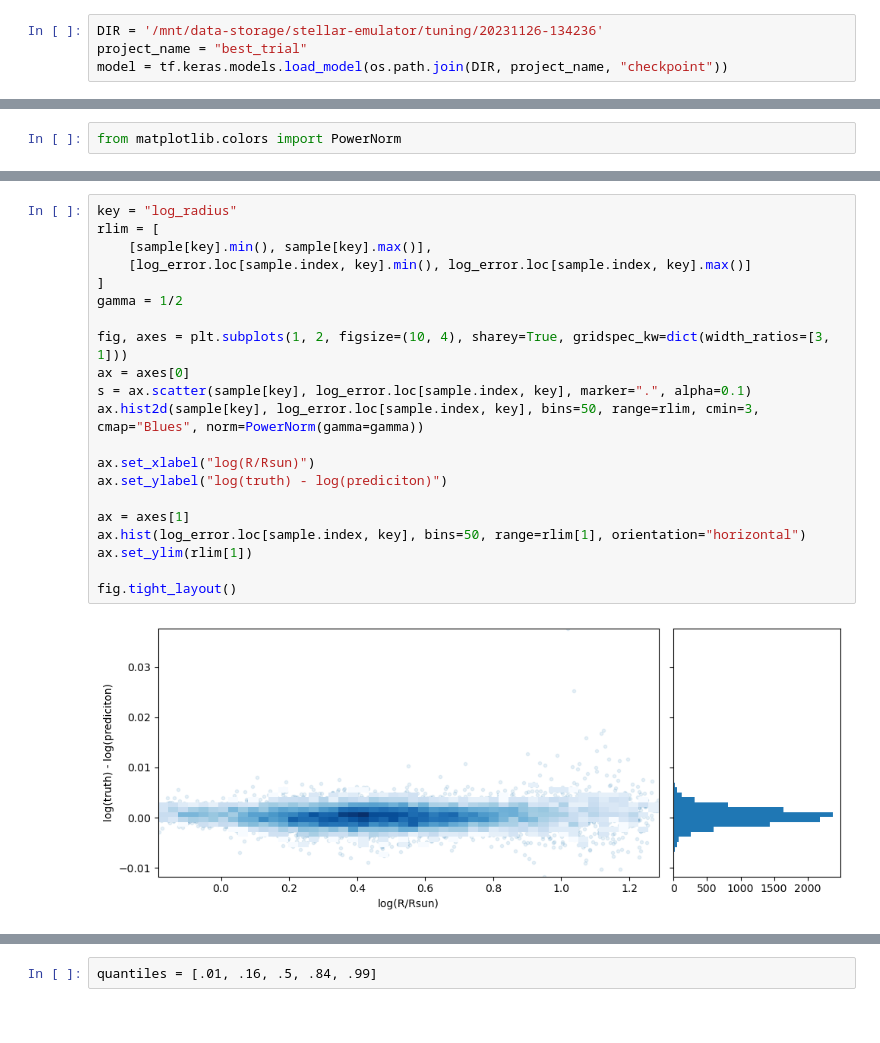
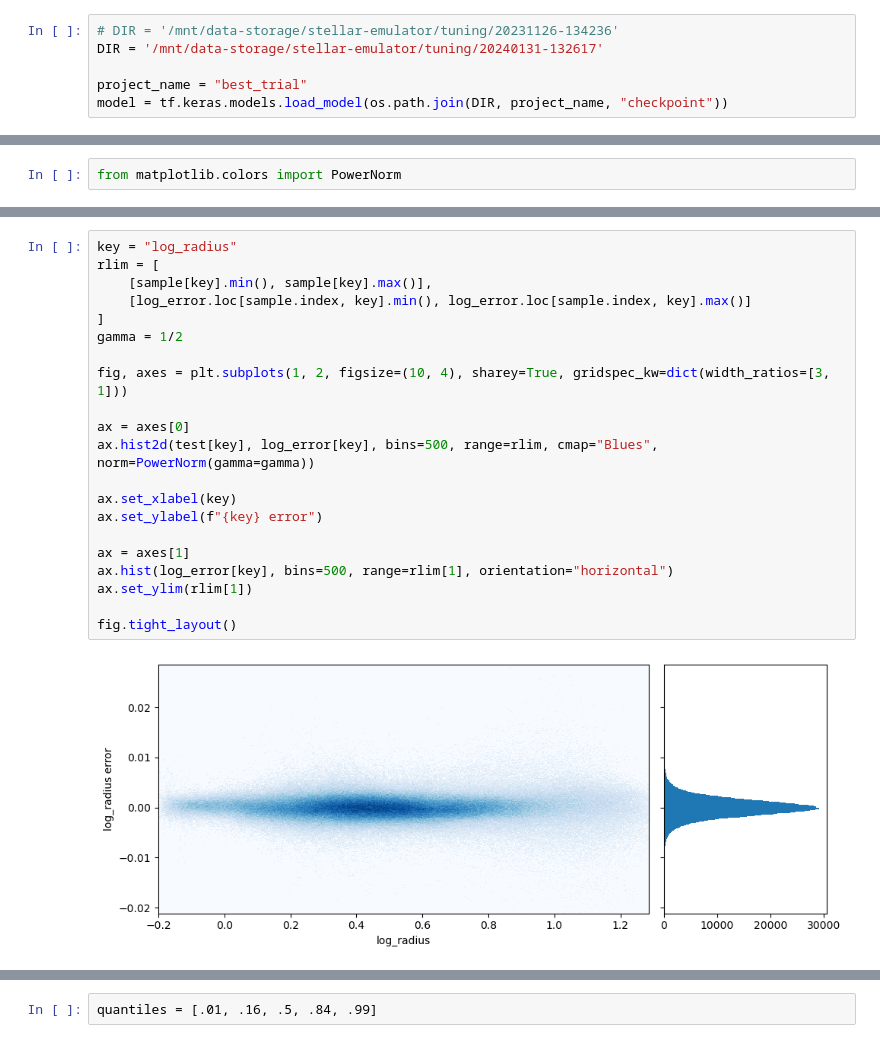
Before and after one commit to alexlyttle/stellar-emulator, a Jupyter notebook: notebook/testing.ipynb, the cells around one changed output, grey strips where cells are left out. Saved outputs shown, nothing was run; the diff lists cells and outputs as text.

Commit message:
Test most recent best model

```diff
--- a/notebook/testing.ipynb
+++ b/notebook/testing.ipynb
@@ -41,6 +44,8 @@ test_features = test[features].astype(np.float32).copy()
 test_labels = test[labels].astype(np.float32).copy()
 # %%
-DIR = '/mnt/data-storage/stellar-emulator/tuning/20231126-134236'
+# DIR = '/mnt/data-storage/stellar-emulator/tuning/20231126-134236'
+DIR = '/mnt/data-storage/stellar-emulator/tuning/20240131-132617'
+
 project_name = "best_trial"
 model = tf.keras.models.load_model(os.path.join(DIR, project_name, "checkpoint"))
 # %%
@@ -126,26 +129,26 @@ fig.tight_layout()
 # %%
 key = "log_radius"
 rlim = [
     [sample[key].min(), sample[key].max()],
     [log_error.loc[sample.index, key].min(), log_error.loc[sample.index, key].max()]
 ]
 gamma = 1/2
 
 fig, axes = plt.subplots(1, 2, figsize=(10, 4), sharey=True, gridspec_kw=dict(width_ratios=[3, 1]))
+
 ax = axes[0]
-s = ax.scatter(sample[key], log_error.loc[sample.index, key], marker=".", alpha=0.1)
-ax.hist2d(sample[key], log_error.loc[sample.index, key], bins=50, range=rlim, cmin=3, cmap="Blues", norm=PowerNorm(gamma=gamma))
+ax.hist2d(test[key], log_error[key], bins=500, range=rlim, cmap="Blues", norm=PowerNorm(gamma=gamma))
 
-ax.set_xlabel("log(R/Rsun)")
-ax.set_ylabel("log(truth) - log(prediciton)")
+ax.set_xlabel(key)
+ax.set_ylabel(f"{key} error")
 
 ax = axes[1]
-ax.hist(log_error.loc[sample.index, key], bins=50, range=rlim[1], orientation="horizontal")
+ax.hist(log_error[key], bins=500, range=rlim[1], orientation="horizontal")
 ax.set_ylim(rlim[1])
 
 fig.tight_layout()
 # %% [output]
-[figure, old version]
+[figure, new version]
 # %%
 key = "log_Dnu_freq_o"
 rlim = [
```
Also changed, not shown: parts of 18 cells of this notebook.
